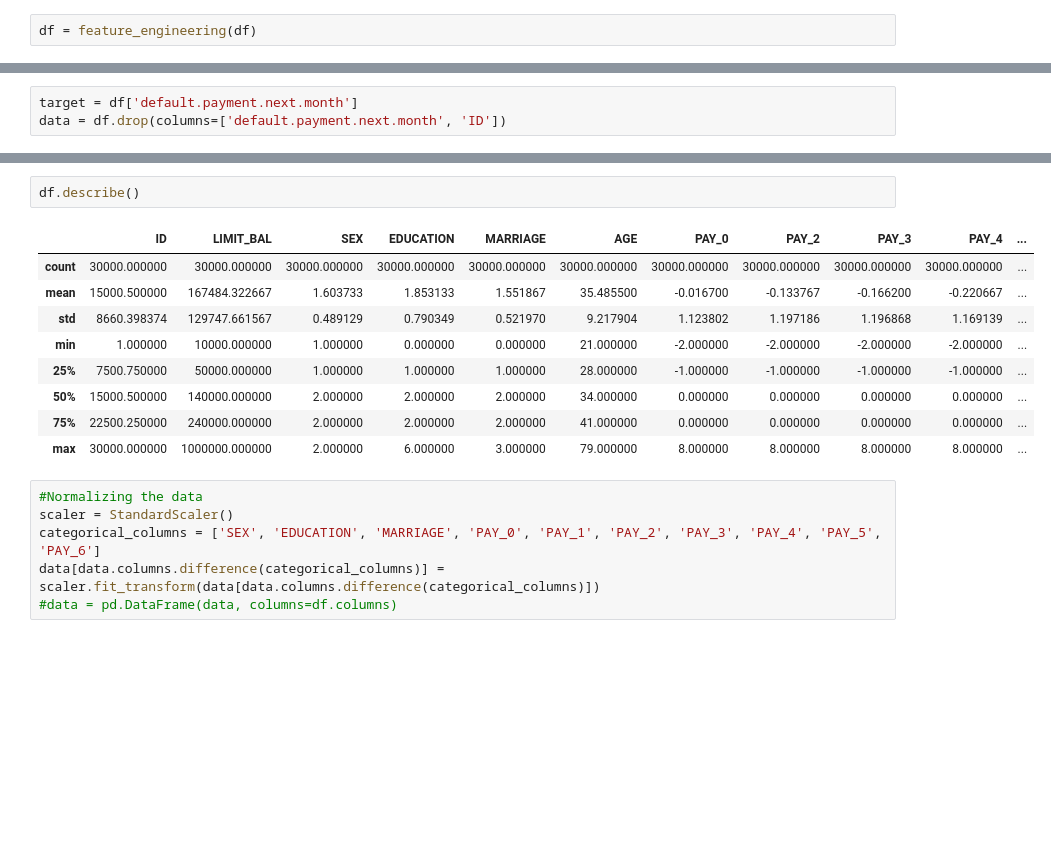
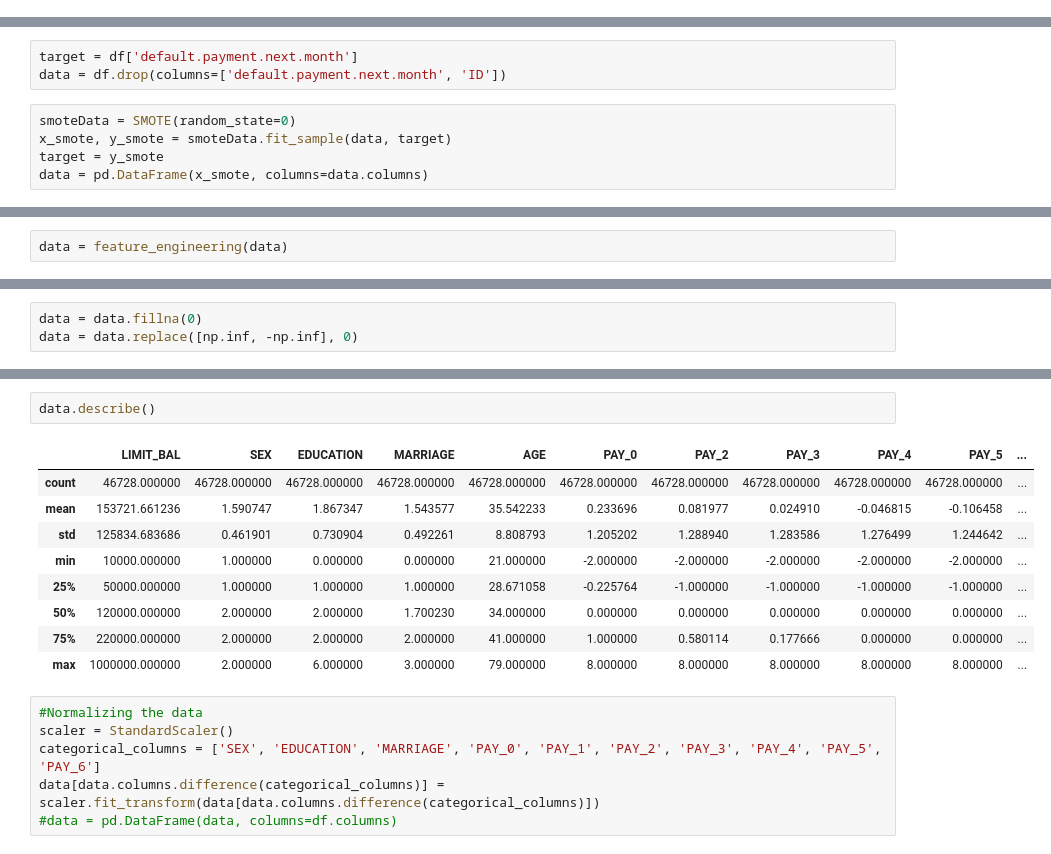
Before and after one commit to TheRenFox/INET4710_Project, a Jupyter notebook: Project1_4710.ipynb, the cells around one changed output, grey strips where cells are left out. Cells and saved outputs as stored; diff of their text form; blank space fills up the shorter version.

Commit message:
Moved SMOTE to top

```diff
--- a/Project1_4710.ipynb
+++ b/Project1_4710.ipynb
@@ -144,2 +93,0 @@ def feature_engineering(df):
-# %%
-df = feature_engineering(df)
@@ -172,3 +94,8 @@ dtype: int64
 # %%
 target = df['default.payment.next.month']
 data = df.drop(columns=['default.payment.next.month', 'ID'])
+# %%
+smoteData = SMOTE(random_state=0)
+x_smote, y_smote = smoteData.fit_sample(data, target)
+target = y_smote
+data = pd.DataFrame(x_smote, columns=data.columns)
@@ -174,0 +159,2 @@ data = df.drop(columns=['default.payment.next.month', 'ID'])
+# %%
+data = feature_engineering(data)
@@ -174,0 +189,3 @@ data = df.drop(columns=['default.payment.next.month', 'ID'])
+# %%
+data = data.fillna(0)
+data = data.replace([np.inf, -np.inf], 0)
@@ -175,15 +201,15 @@ data = df.drop(columns=['default.payment.next.month', 'ID'])
 # %%
-df.describe()
+data.describe()
 # %% [output]
-|  | ID | LIMIT_BAL | SEX | EDUCATION | MARRIAGE | AGE | PAY_0 | PAY_2 | PAY_3 | PAY_4 | ... |
-| count | 30000.000000 | 30000.000000 | 30000.000000 | 30000.000000 | 30000.000000 | 30000.000000 | 30000.000000 | 30000.000000 | 30000.000000 | 30000.000000 | ... |
-| mean | 15000.500000 | 167484.322667 | 1.603733 | 1.853133 | 1.551867 | 35.485500 | -0.016700 | -0.133767 | -0.166200 | -0.220667 | ... |
-| std | 8660.398374 | 129747.661567 | 0.489129 | 0.790349 | 0.521970 | 9.217904 | 1.123802 | 1.197186 | 1.196868 | 1.169139 | ... |
-| min | 1.000000 | 10000.000000 | 1.000000 | 0.000000 | 0.000000 | 21.000000 | -2.000000 | -2.000000 | -2.000000 | -2.000000 | ... |
-| 25% | 7500.750000 | 50000.000000 | 1.000000 | 1.000000 | 1.000000 | 28.000000 | -1.000000 | -1.000000 | -1.000000 | -1.000000 | ... |
-| 50% | 15000.500000 | 140000.000000 | 2.000000 | 2.000000 | 2.000000 | 34.000000 | 0.000000 | 0.000000 | 0.000000 | 0.000000 | ... |
-| 75% | 22500.250000 | 240000.000000 | 2.000000 | 2.000000 | 2.000000 | 41.000000 | 0.000000 | 0.000000 | 0.000000 | 0.000000 | ... |
-| max | 30000.000000 | 1000000.000000 | 2.000000 | 6.000000 | 3.000000 | 79.000000 | 8.000000 | 8.000000 | 8.000000 | 8.000000 | ... |
+|  | LIMIT_BAL | SEX | EDUCATION | MARRIAGE | AGE | PAY_0 | PAY_2 | PAY_3 | PAY_4 | PAY_5 | ... |
+| count | 46728.000000 | 46728.000000 | 46728.000000 | 46728.000000 | 46728.000000 | 46728.000000 | 46728.000000 | 46728.000000 | 46728.000000 | 46728.000000 | ... |
+| mean | 153721.661236 | 1.590747 | 1.867347 | 1.543577 | 35.542233 | 0.233696 | 0.081977 | 0.024910 | -0.046815 | -0.106458 | ... |
+| std | 125834.683686 | 0.461901 | 0.730904 | 0.492261 | 8.808793 | 1.205202 | 1.288940 | 1.283586 | 1.276499 | 1.244642 | ... |
+| min | 10000.000000 | 1.000000 | 0.000000 | 0.000000 | 21.000000 | -2.000000 | -2.000000 | -2.000000 | -2.000000 | -2.000000 | ... |
+| 25% | 50000.000000 | 1.000000 | 1.000000 | 1.000000 | 28.671058 | -0.225764 | -1.000000 | -1.000000 | -1.000000 | -1.000000 | ... |
+| 50% | 120000.000000 | 2.000000 | 2.000000 | 1.700230 | 34.000000 | 0.000000 | 0.000000 | 0.000000 | 0.000000 | 0.000000 | ... |
+| 75% | 220000.000000 | 2.000000 | 2.000000 | 2.000000 | 41.000000 | 1.000000 | 0.580114 | 0.177666 | 0.000000 | 0.000000 | ... |
+| max | 1000000.000000 | 2.000000 | 6.000000 | 3.000000 | 79.000000 | 8.000000 | 8.000000 | 8.000000 | 8.000000 | 8.000000 | ... |
 # %%
 #Normalizing the data
 scaler = StandardScaler()
```
Also changed, not shown: parts of 40 cells of this notebook.
